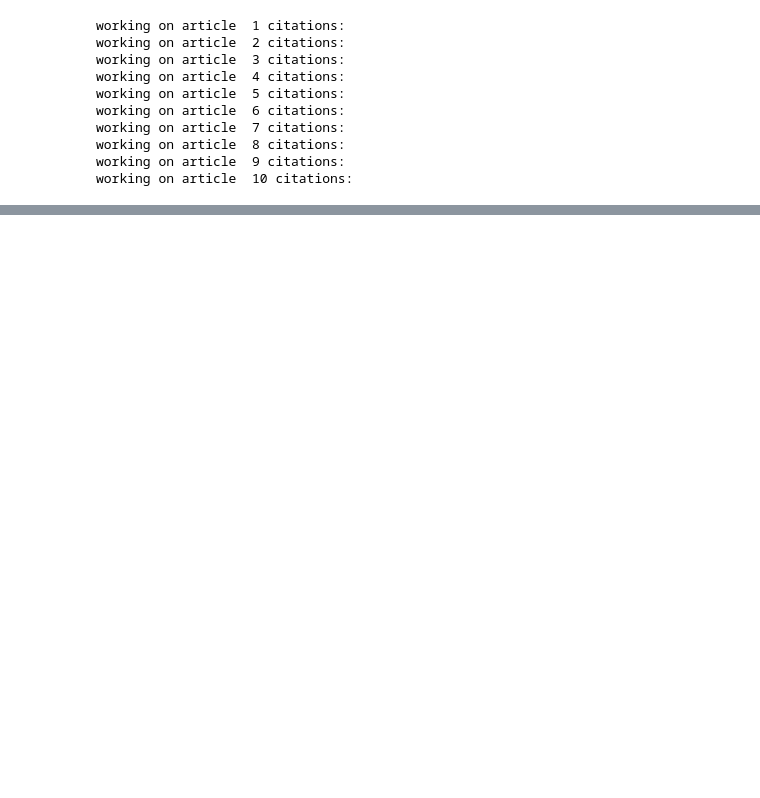
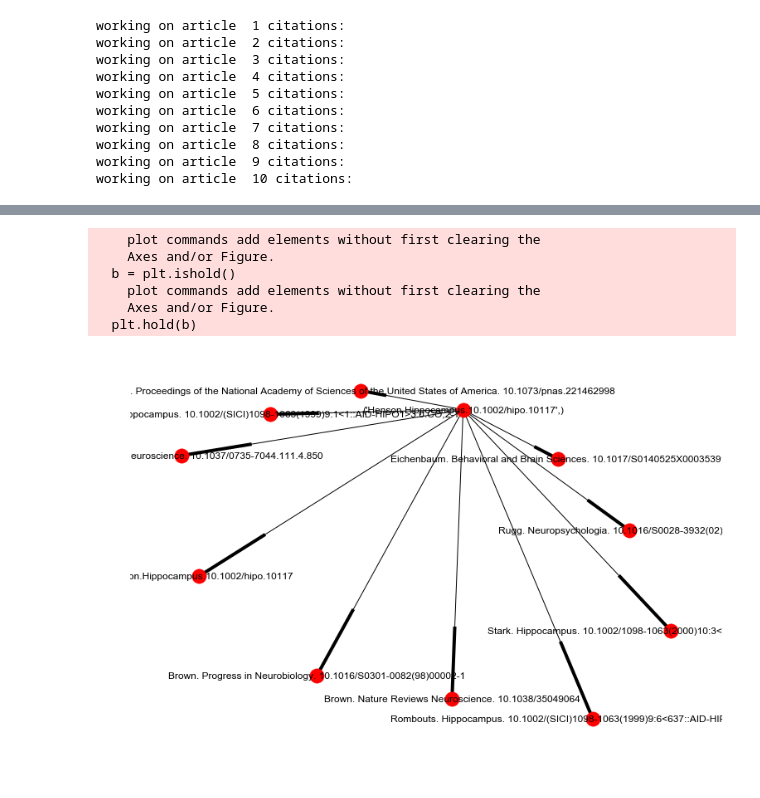
Before and after one commit to jecd/talknerdy2me, a Jupyter notebook: nerdy_v0.ipynb, the cells around one changed output, grey strips where cells are left out. Drawn from its saved outputs; the diff is of its cells as text; code cells hidden in the pictures; blank space fills up the shorter version.

```diff
--- a/nerdy_v0.ipynb
+++ b/nerdy_v0.ipynb
@@ -480,0 +404,13 @@ TypeError: '<=' not supported between instances of 'str' and 'int'
+# %%
+sns.set_context("poster")
+pos=nx.spring_layout(DG)
+plt.axis('off')
+nx.draw(DG, with_labels=True)
+# %% [output]
+    plot commands add elements without first clearing the
+    Axes and/or Figure.
+  b = plt.ishold()
+    plot commands add elements without first clearing the
+    Axes and/or Figure.
+  plt.hold(b)
+[figure, added]
```
Also changed, not shown: parts of 10 cells of this notebook, 2 other files.
